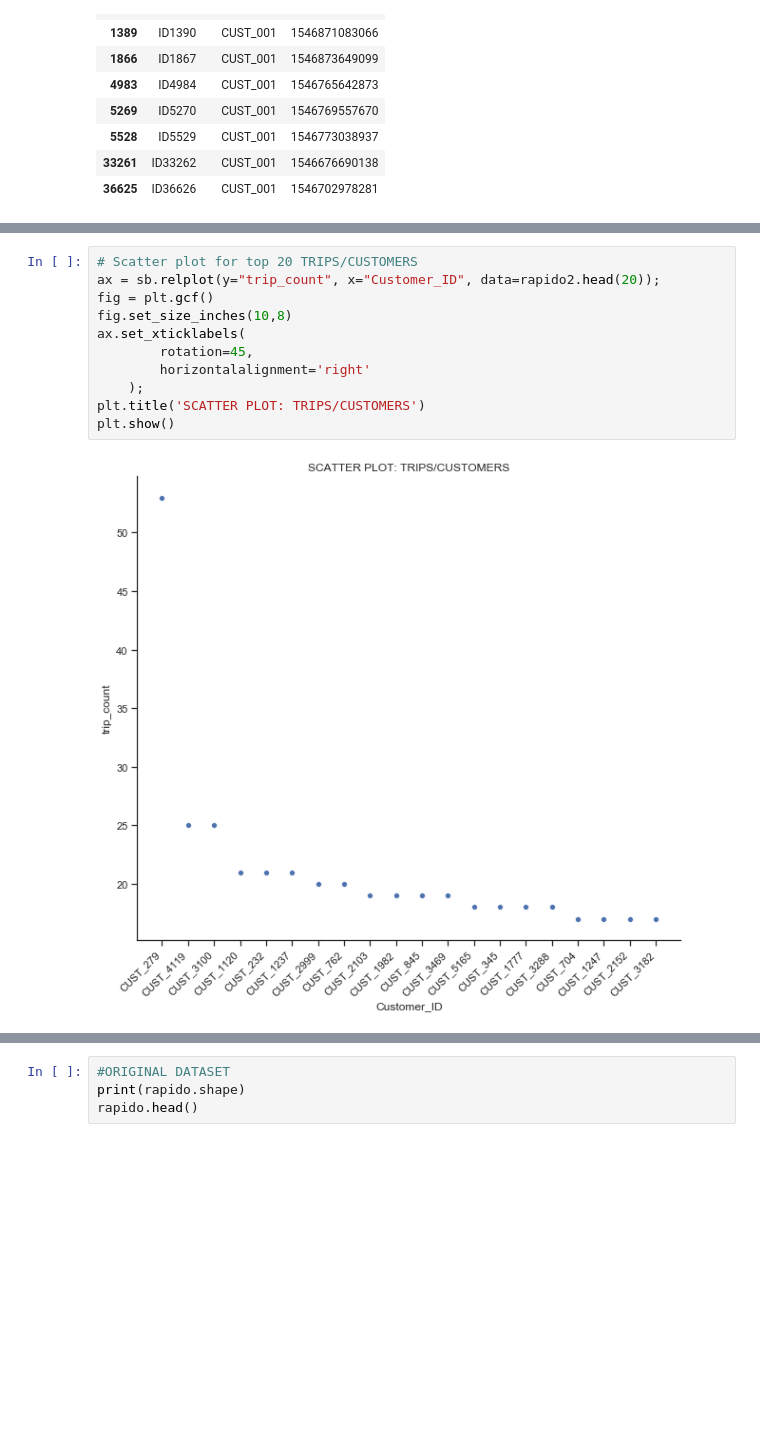
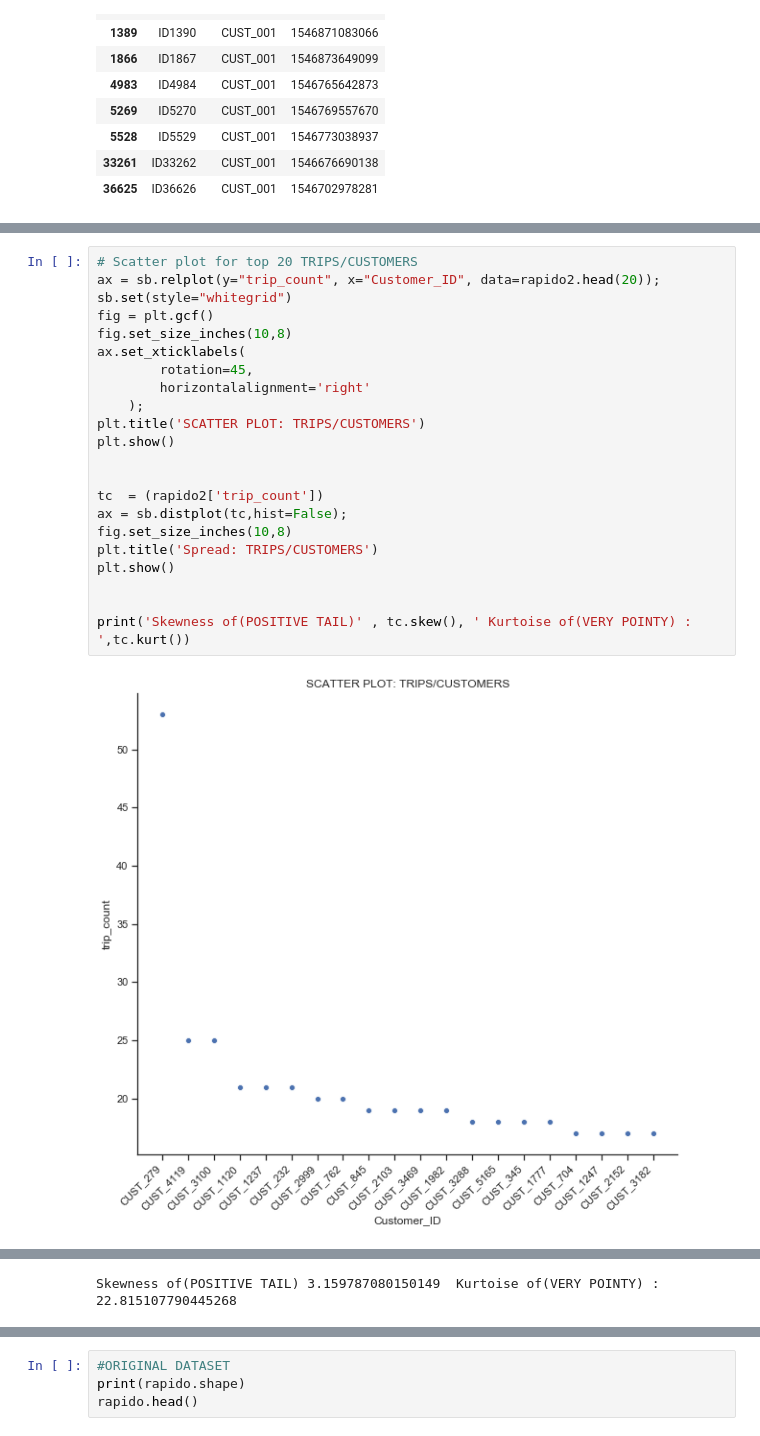
Before and after one commit to Abhinavl3v3l/RP, a Jupyter notebook: Rapido/RapidoAssignment.ipynb, the cells around one changed output, grey strips where cells are left out. Drawn from its saved outputs; the diff is of its cells as text; blank space fills up the shorter version.

```diff
--- a/Rapido/RapidoAssignment.ipynb
+++ b/Rapido/RapidoAssignment.ipynb
@@ -312,13 +323,24 @@ Total Customer : 44587
 # %%
 # Scatter plot for top 20 TRIPS/CUSTOMERS
 ax = sb.relplot(y="trip_count", x="Customer_ID", data=rapido2.head(20));
+sb.set(style="whitegrid")
 fig = plt.gcf()
 fig.set_size_inches(10,8)
 ax.set_xticklabels(
         rotation=45,
         horizontalalignment='right'
     );
 plt.title('SCATTER PLOT: TRIPS/CUSTOMERS')
 plt.show()
+
+
+tc  = (rapido2['trip_count'])
+ax = sb.distplot(tc,hist=False);
+fig.set_size_inches(10,8)
+plt.title('Spread: TRIPS/CUSTOMERS')
+plt.show()
+
+
+print('Skewness of(POSITIVE TAIL)' , tc.skew(), ' Kurtoise of(VERY POINTY) : ',tc.kurt())
 # %% [output]
-[figure, old version]
+[figure, new version]
@@ -325,2 +348,3 @@ plt.show()
+Skewness of(POSITIVE TAIL) 3.159787080150149  Kurtoise of(VERY POINTY) :  22.815107790445268
 # %%
 # Customers with more then 1 trip.
```
Also changed, not shown: parts of 37 cells of this notebook.
